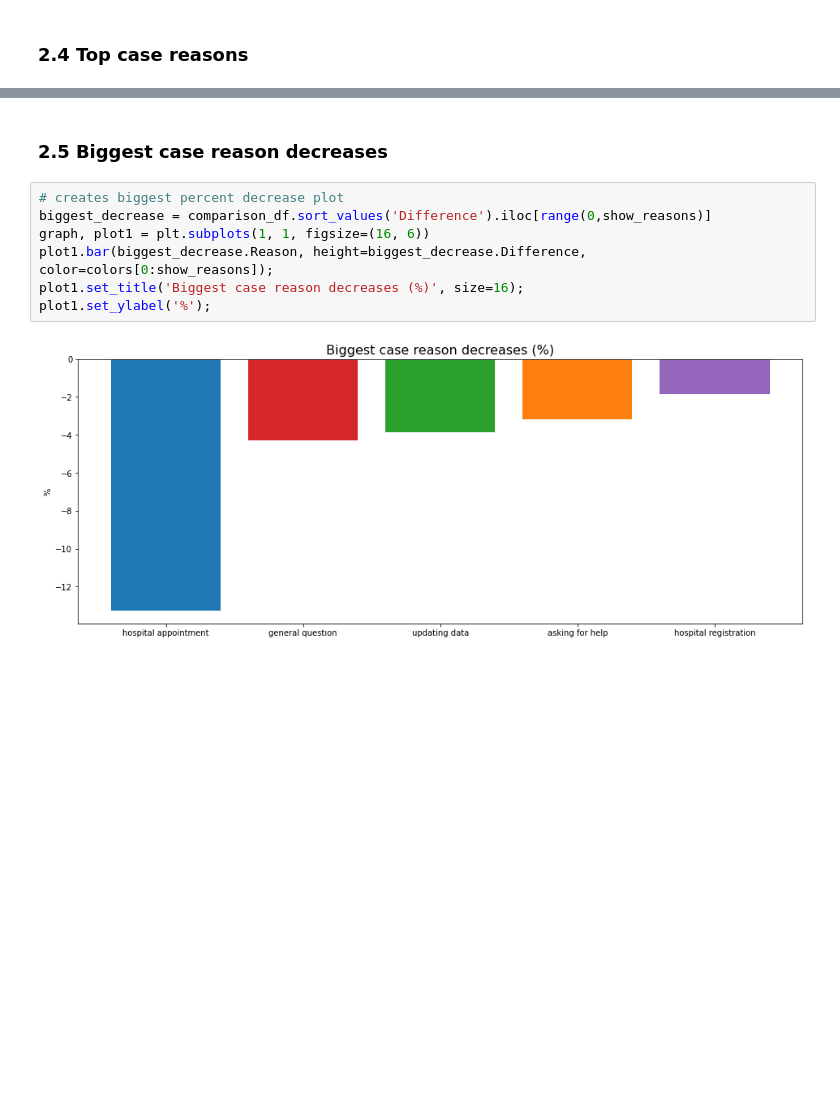
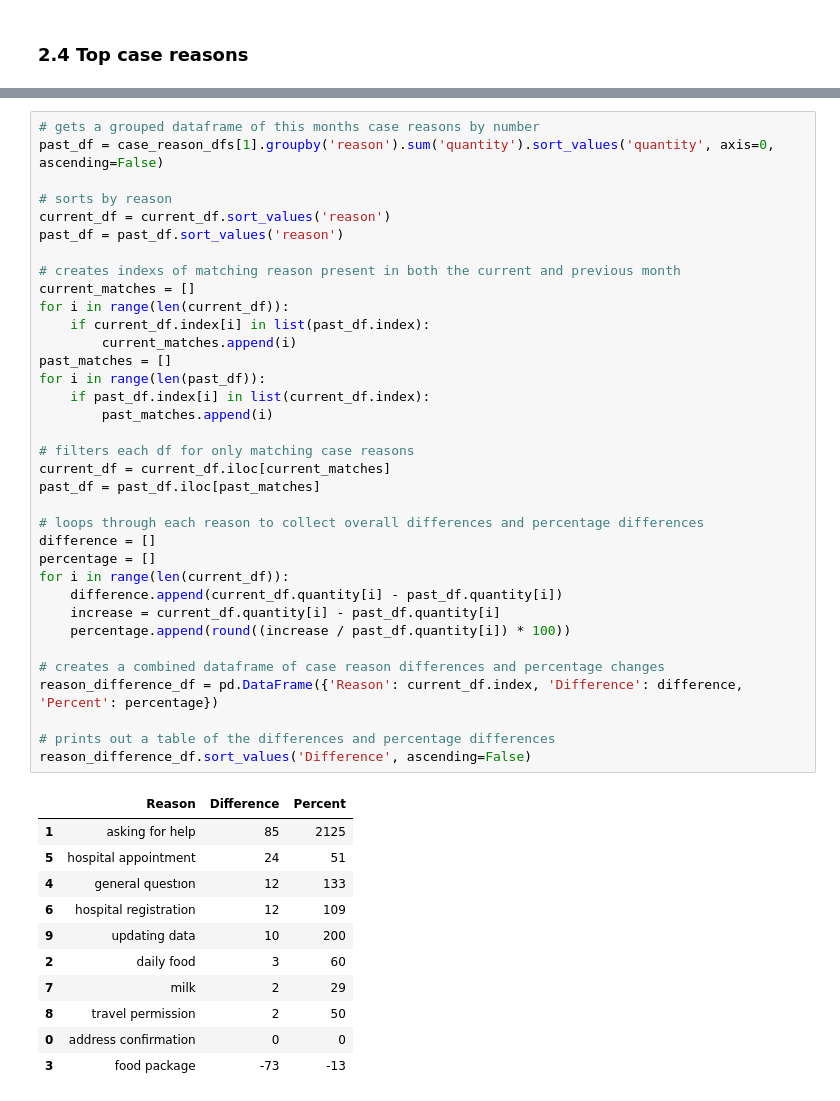
Before and after one commit to jcarterlab/TIAFI-Data-Analysis, a Jupyter notebook: Monthly_reporting.ipynb, the cells around one changed output, grey strips where cells are left out. Drawn from its saved outputs; the diff is of its cells as text; blank space fills up the shorter version.

Commit message:
updating monthly reporting notebook

```diff
--- a/Monthly_reporting.ipynb
+++ b/Monthly_reporting.ipynb
@@ -234,11 +184,47 @@ plot1.set_ylabel('%');
-# %% [markdown]
-### 2.5 Biggest case reason decreases
-# %%
-# creates biggest percent decrease plot
-biggest_decrease = comparison_df.sort_values('Difference').iloc[range(0,show_reasons)]
-graph, plot1 = plt.subplots(1, 1, figsize=(16, 6))
-plot1.bar(biggest_decrease.Reason, height=biggest_decrease.Difference, color=colors[0:show_reasons]);
-plot1.set_title('Biggest case reason decreases (%)', size=16);
-plot1.set_ylabel('%');
-# %% [output]
-[figure, removed]
+# %%
+# gets a grouped dataframe of this months case reasons by number
+past_df = case_reason_dfs[1].groupby('reason').sum('quantity').sort_values('quantity', axis=0, ascending=False)
+
+# sorts by reason
+current_df = current_df.sort_values('reason')
+past_df = past_df.sort_values('reason')
+
+# creates indexs of matching reason present in both the current and previous month
+current_matches = []
+for i in range(len(current_df)):
+    if current_df.index[i] in list(past_df.index):
+        current_matches.append(i)
+past_matches = []
+for i in range(len(past_df)):
+    if past_df.index[i] in list(current_df.index):
+        past_matches.append(i)
+
+# filters each df for only matching case reasons
+current_df = current_df.iloc[current_matches]
+past_df = past_df.iloc[past_matches]
+
+# loops through each reason to collect overall differences and percentage differences
+difference = []
+percentage = []
+for i in range(len(current_df)):
+    difference.append(current_df.quantity[i] - past_df.quantity[i])
+    increase = current_df.quantity[i] - past_df.quantity[i]
+    percentage.append(round((increase / past_df.quantity[i]) * 100))
+
+# creates a combined dataframe of case reason differences and percentage changes
+reason_difference_df = pd.DataFrame({'Reason': current_df.index, 'Difference': difference, 'Percent': percentage})
+
+# prints out a table of the differences and percentage differences
+reason_difference_df.sort_values('Difference', ascending=False)
+# %% [output]
+|  | Reason | Difference | Percent |
+| 1 | asking for help | 85 | 2125 |
+| 5 | hospital appointment | 24 | 51 |
+| 4 | general questıon | 12 | 133 |
+| 6 | hospital registration | 12 | 109 |
+| 9 | updating data | 10 | 200 |
+| 2 | daily food | 3 | 60 |
+| 7 | milk | 2 | 29 |
+| 8 | travel permission | 2 | 50 |
+| 0 | address confirmation | 0 | 0 |
+| 3 | food package | -73 | -13 |
```
Also changed, not shown: parts of 7 cells of this notebook.
